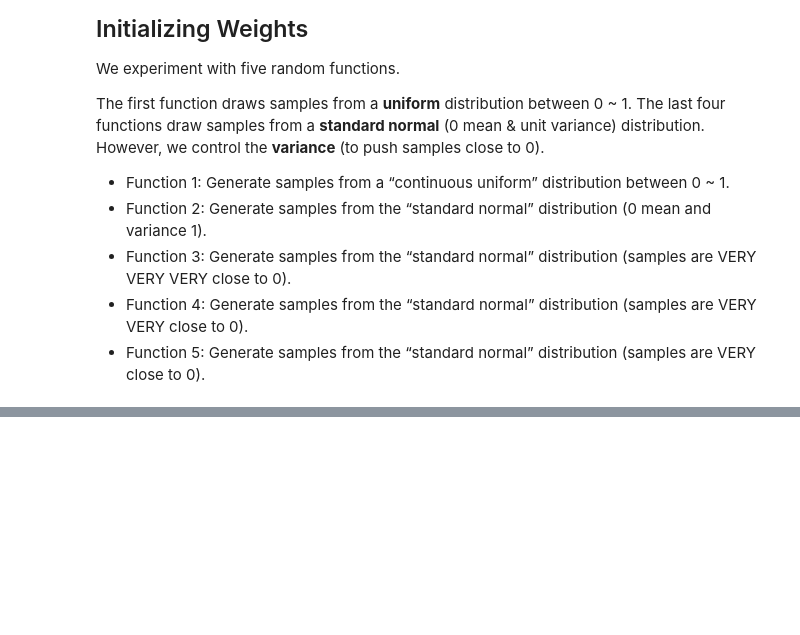
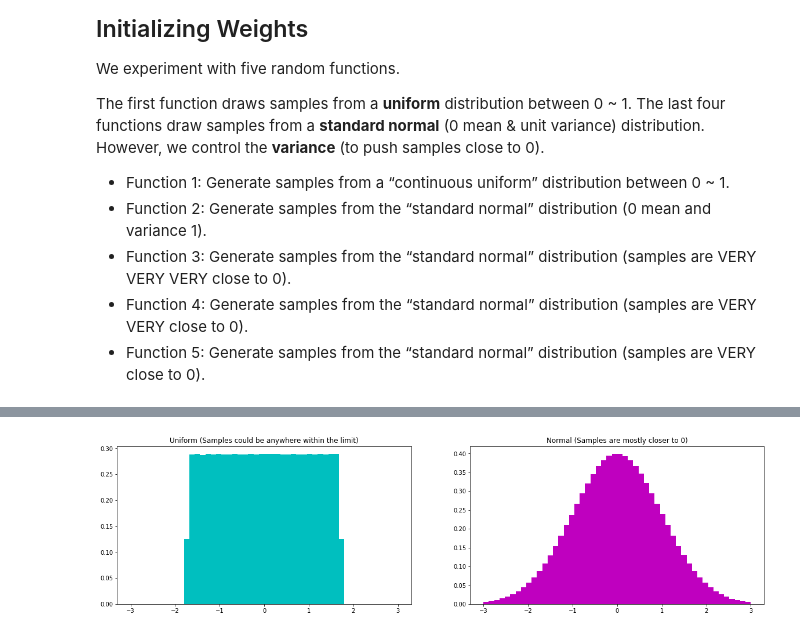
Before and after one commit to rhasanbd/The-Art-And-Science-Of-Training-Deep-Neural-Networks, a Jupyter notebook: DNN-1-Weight Initialization Techniques.ipynb, the cells around one changed output, grey strips where cells are left out. Cells and saved outputs as stored; diff of their text form; code cells hidden in the pictures; blank space fills up the shorter version.

```diff
--- a/DNN-1-Weight Initialization Techniques.ipynb
+++ b/DNN-1-Weight Initialization Techniques.ipynb
@@ -172,3 +181,41 @@ plt.show()
+# %%
+sample_size = 10000000
+
+
+# Function 1: Generate samples from a “continuous uniform” distribution between 0 ~ 1.
+#uniform = np.random.rand(sample_size)
+
+limit = np.sqrt(3.0)
+
+uniform = np.random.uniform(-limit, limit, sample_size)
+
+# Function 2: Generate samples from the “standard normal” distribution (0 mean and variance 1).
+normal = np.random.randn(sample_size)
+
+
+'''
+We define a function using NumPy "normal" function by providing
+- Mean
+- Standard Deviation (square root of variance 'sigma')
+'''
+sigma = 1.0
+
+normal_rnd_normal = np.random.normal(0, sigma, sample_size)
+
+
+# Plot the samples from the above 5 functions
+plt.figure(figsize=(20, 5))
+plt.subplot(121)
+pdf, bins, patches = plt.hist(uniform, bins=50, range=(-3, 3), density=True, color='c')
+plt.title('Uniform (Samples could be anywhere within the limit)')
+
+
+plt.subplot(122)
+pdf, bins, patches = plt.hist(normal_rnd_normal, bins=50, range=(-3, 3), density=True, color='m')
+plt.title('Normal (Samples are mostly closer to 0)')
+plt.show()
+# %% [output]
+[figure, added]
 # %% [markdown]
 ## Task 2: Observation
 
```
Also changed, not shown: parts of 18 cells of this notebook, 2 other files.
